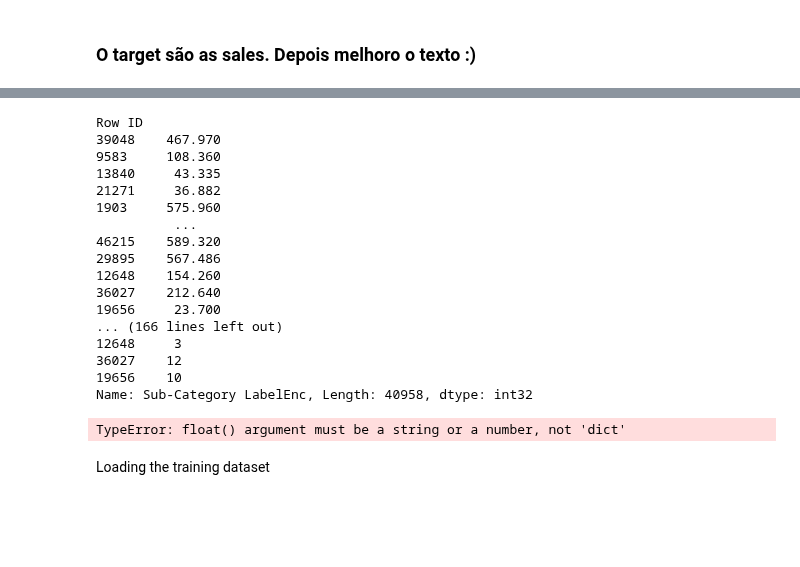
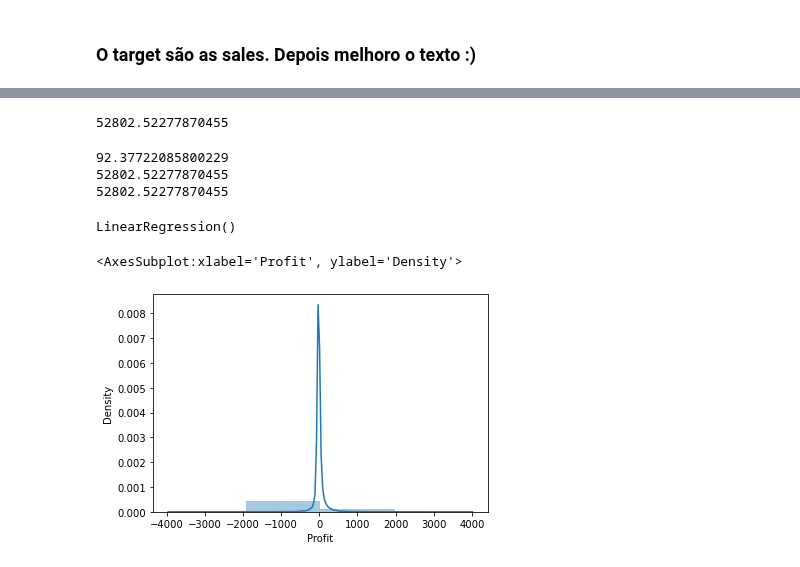
Before and after one commit to gonaloppcc/projetoDAA, a Jupyter notebook: melhor_grupo/assigment.ipynb, the cells around one changed output, grey strips where cells are left out. Drawn from its saved outputs; the diff is of its cells as text; code cells hidden in the pictures; blank space fills up the shorter version.

Commit message:
Já tem 2 modelos

```diff
--- a/melhor_grupo/assigment.ipynb
+++ b/melhor_grupo/assigment.ipynb
@@ -261,15 +281,19 @@ X_train, X_test, y_train, y_test = train_test_split(X, y, test_size=0.2, random_
 # %%
+
+
+
+X_train, X_test, y_train, y_test = train_test_split(X, y, test_size=0.2, random_state=101)
 clf = DecisionTreeClassifier(random_state=2021)
 
-X_train=X_train.dropna()
+
+#X_train1 = X_train[X_train.isna().any(axis=1)]
 """
-X_train1 = X_train[X_train.isna().any(axis=1)]
-print(X_train1)
 
 #Acho que podemos converter os mais importantes para one-hot enconding ou algo do género. Depois continuo
-print("Será que há NaN")
+print("Será que há Na\n")
 count = np.isnan(X_train).values.sum()
-print("X -> It contains " + str(count) + " nan values")
+count = np.isnan(X_train).any()
+print("\nX -> It contains " + str(count) + " nan values\n")
 count = np.isnan(y_train).values.sum()
 print("Y -> It contains " + str(count) + " nan values")
 print("Será que há Inf")
@@ -283,34 +307,37 @@ print(X.info())
 print(y.info())
 """
 # Para este
+y_train = y_train.astype(int)
 y_train_transformed = lb_make.fit_transform(y_train)
+
+# Análise de variáveis que são do tipo float, para descobrir se é necessário multiplicar para não se perder informação na conversão para int.
+
+
+
+
+
 X_train_transformed = {}
 for coisa in X_train:
-    print(X_train[coisa])
+    #print(X_train[coisa])
     X_train_transformed[coisa] = lb_make.fit_transform(X_train[coisa])
 # X_train_transformed = lb_make.fit_transform(X_train)
 
-clf.fit(X_train_transformed, y_train_transformed)
+
+#X_train = X_train.filter(['Quantity'])
+
+clf.fit(X_train, y_train)
+predictions = clf.predict(X_test)
+
 
 #scores = cross_val_score(clf, X, y, cv=5)
 # %% [output]
-Row ID
-39048    467.970
-9583     108.360
-13840     43.335
-21271     36.882
-1903     575.960
-          ...
-46215    589.320
-29895    567.486
-12648    154.260
-36027    212.640
-19656     23.700
-... (166 lines left out)
-12648     3
-36027    12
-19656    10
-Name: Sub-Category LabelEnc, Length: 40958, dtype: int32
+52802.52277870455
-TypeError: float() argument must be a string or a number, not 'dict'
-# %% [markdown]
-Loading the training dataset
+# %%
+# Métricas
+print(mean_absolute_error(y_test, predictions))
+print(mean_squared_error(y_test, predictions, squared=True))
+print(mean_squared_error(y_test, predictions, squared=True))
+# %% [output]
+92.37722085800229
+52802.52277870455
+52802.52277870455
@@ -316,0 +346,13 @@ Loading the training dataset
+# %%
+from sklearn.linear_model import LinearRegression
+
+lm = LinearRegression()
+lm.fit(X_train, y_train)
+# %% [output]
+LinearRegression()
+# %%
+predictions = lm.predict(X_test)
+sns.distplot((y_test - predictions), bins=4)
+# %% [output]
+<AxesSubplot:xlabel='Profit', ylabel='Density'>
+[figure, added]
```
Also changed, not shown: parts of 7 cells of this notebook.
